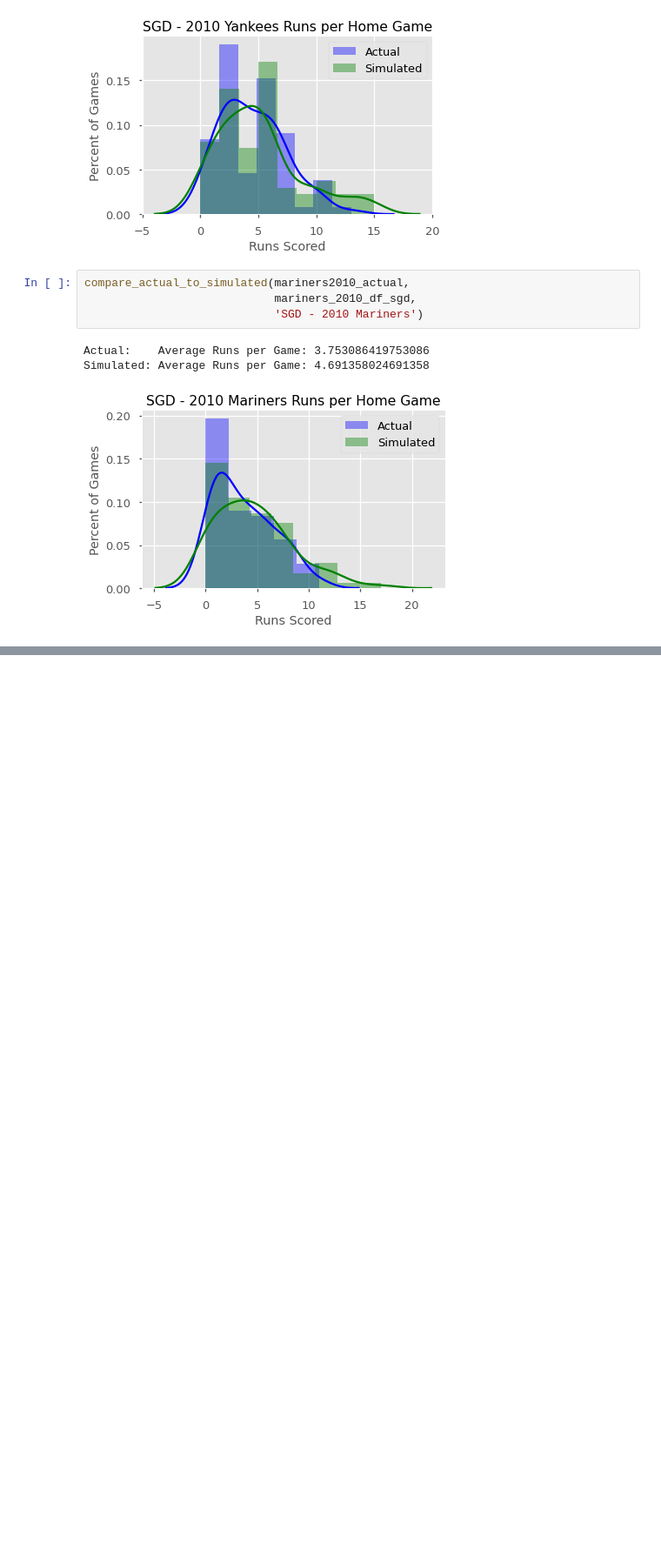
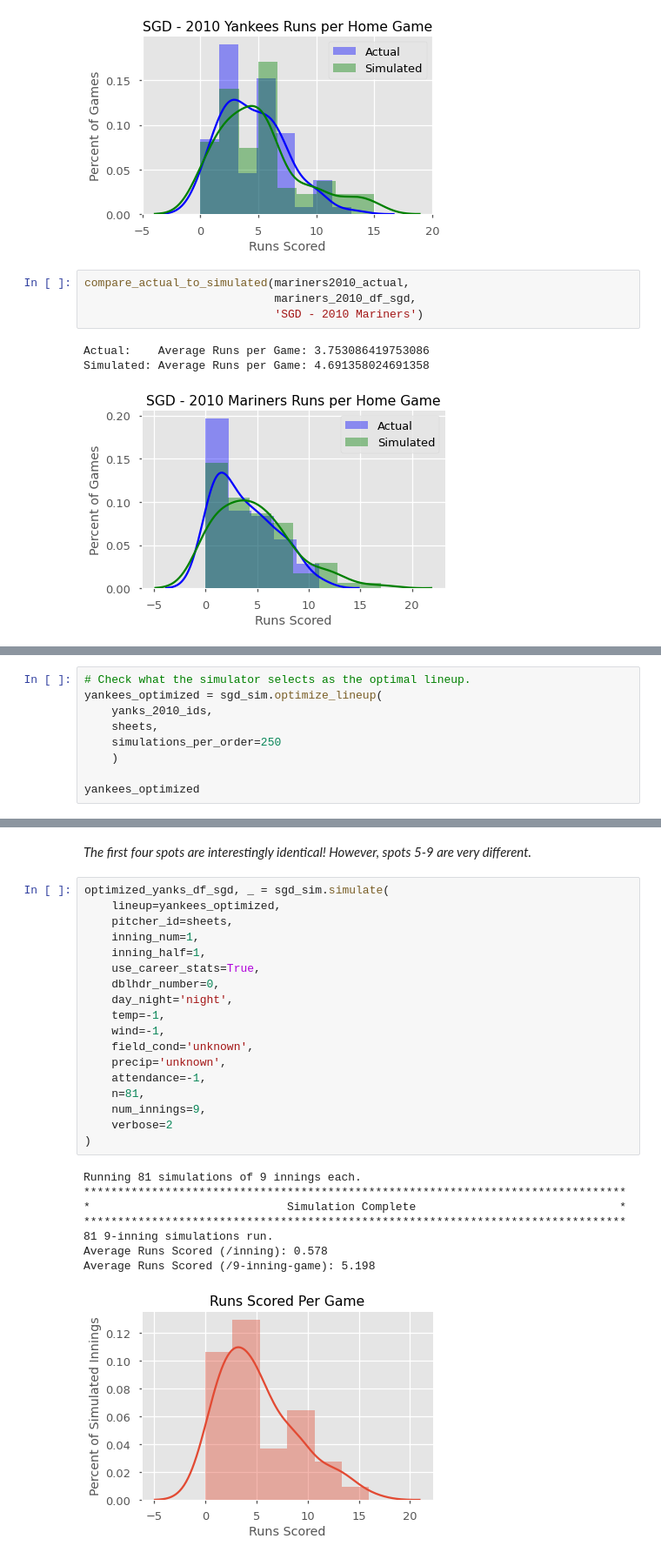
Before and after one commit to cwf231/dsc-capstone, a Jupyter notebook: capstone_modeling_outcomes_colab.ipynb, the cells around one changed output, grey strips where cells are left out. Shown at 87% size. Drawn from its saved outputs; the diff is of its cells as text; blank space fills up the shorter version.

```diff
--- a/capstone_modeling_outcomes_colab.ipynb
+++ b/capstone_modeling_outcomes_colab.ipynb
@@ -685,0 +688,9 @@ Simulated: Average Runs per Game: 4.691358024691358
+# %%
+# Check what the simulator selects as the optimal lineup.
+yankees_optimized = sgd_sim.optimize_lineup(
+    yanks_2010_ids,
+    sheets,
+    simulations_per_order=250
+    )
+
+yankees_optimized
@@ -685,0 +732,29 @@ Simulated: Average Runs per Game: 4.691358024691358
+# %% [markdown]
+*The first four spots are interestingly identical! However, spots 5-9 are very different.*
+# %%
+optimized_yanks_df_sgd, _ = sgd_sim.simulate(
+    lineup=yankees_optimized,
+    pitcher_id=sheets,
+    inning_num=1,
+    inning_half=1,
+    use_career_stats=True,
+    dblhdr_number=0,
+    day_night='night',
+    temp=-1,
+    wind=-1,
+    field_cond='unknown',
+    precip='unknown',
+    attendance=-1,
+    n=81,
+    num_innings=9,
+    verbose=2
+)
+# %% [output]
+Running 81 simulations of 9 innings each.
+********************************************************************************
+*                             Simulation Complete                              *
+********************************************************************************
+81 9-inning simulations run.
+Average Runs Scored (/inning): 0.578
+Average Runs Scored (/9-inning-game): 5.198
+[figure, added]
```
Also changed, not shown: parts of 5 cells of this notebook, 7 other files.
